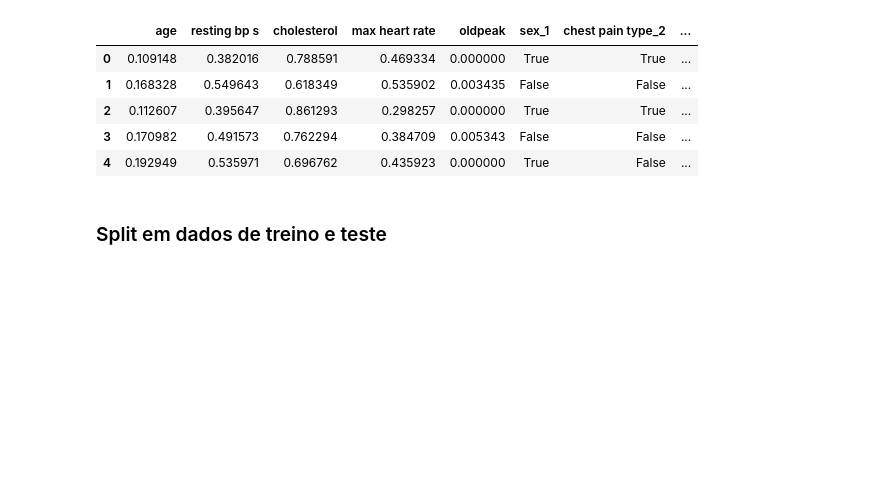
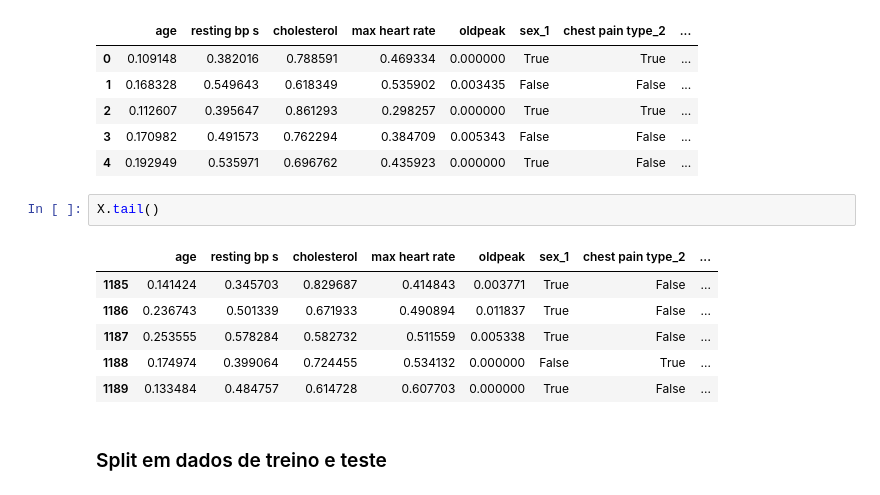
Before and after one commit to rafa-rm/TFG-Rafael, a Jupyter notebook: Analise_Exploratoria_TFG_rafael(1).ipynb, the cells around one changed output. Drawn from its saved outputs; the diff is of its cells as text; blank space fills up the shorter version.

```diff
--- a/Analise_Exploratoria_TFG_rafael(1).ipynb
+++ b/Analise_Exploratoria_TFG_rafael(1).ipynb
@@ -643,6 +647,15 @@ X.head()
 | 2 | 0.112607 | 0.395647 | 0.861293 | 0.298257 | 0.000000 | True | True | ... |
 | 3 | 0.170982 | 0.491573 | 0.762294 | 0.384709 | 0.005343 | False | False | ... |
 | 4 | 0.192949 | 0.535971 | 0.696762 | 0.435923 | 0.000000 | True | False | ... |
+# %%
+X.tail()
+# %% [output]
+|  | age | resting bp s | cholesterol | max heart rate | oldpeak | sex_1 | chest pain type_2 | ... |
+| 1185 | 0.141424 | 0.345703 | 0.829687 | 0.414843 | 0.003771 | True | False | ... |
+| 1186 | 0.236743 | 0.501339 | 0.671933 | 0.490894 | 0.011837 | True | False | ... |
+| 1187 | 0.253555 | 0.578284 | 0.582732 | 0.511559 | 0.005338 | True | False | ... |
+| 1188 | 0.174974 | 0.399064 | 0.724455 | 0.534132 | 0.000000 | False | True | ... |
+| 1189 | 0.133484 | 0.484757 | 0.614728 | 0.607703 | 0.000000 | True | False | ... |
 # %% [markdown]
 ### Split em dados de treino e teste
 # %%
```
Also changed, not shown: parts of 26 cells of this notebook, 2 other files.
